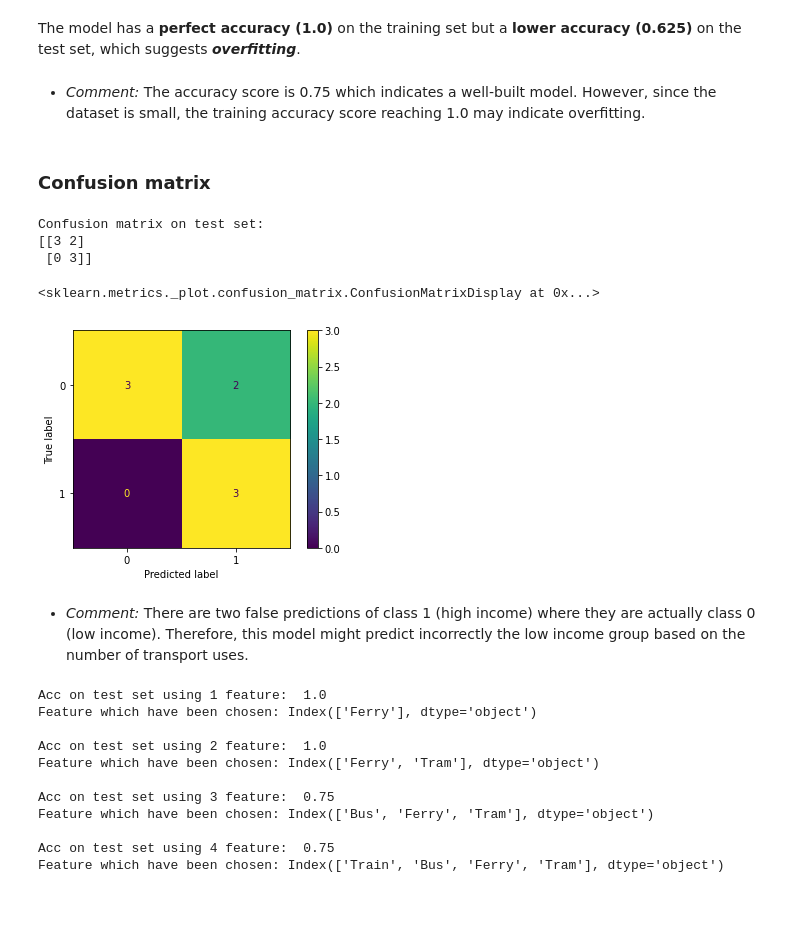
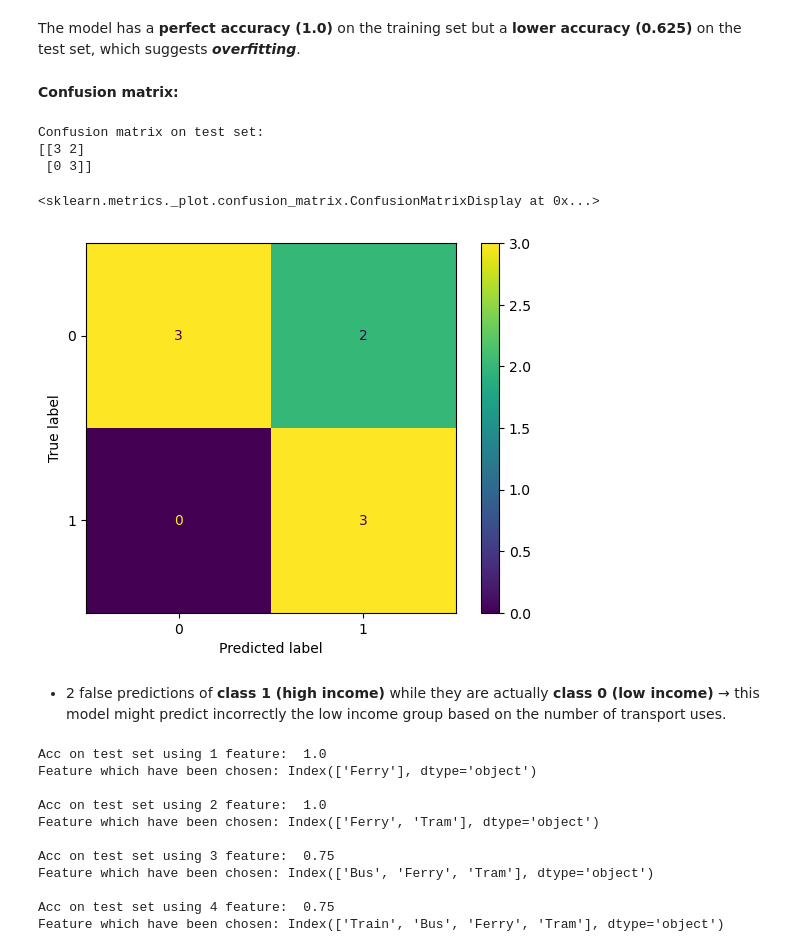
Before and after one commit to ethanaire/Analyzing-NSW-Public-Transports-with-Opal-Cards, a Jupyter notebook: Transport Usage by Income.ipynb, the cells around one changed output. Cells and saved outputs as stored; diff of their text form; code cells hidden in the pictures; blank space fills up the shorter version.

```diff
--- a/Transport Usage by Income.ipynb
+++ b/Transport Usage by Income.ipynb
@@ -356,8 +384,6 @@ The model has a **perfect accuracy (1.0)** on the training set but a **lower acc
 # List of accuracy scores on test set
 test_scores = []
 test_scores.append(accuracy_score(y_test, y_test_pred))
-# %% [markdown]
-* <i>Comment:</i> The accuracy score is 0.75 which indicates a well-built model. However, since the dataset is small, the training accuracy score reaching 1.0 may indicate overfitting.
 # %% [markdown]
-### Confusion matrix
+**Confusion matrix:**
 # %%
@@ -367,11 +394,12 @@ print(confusion_matrix(y_test,y_pred_test))
 Confusion matrix on test set:
 [[3 2]
  [0 3]]
-# %%
-plot_confusion_matrix(model, X_test, y_test)
-# %% [output]
-<sklearn.metrics._plot.confusion_matrix.ConfusionMatrixDisplay at 0x...>
-[figure, removed]
+# %%
+# Display confusion matrix of Logistic Regression model
+plot_confusion_matrix(lr, X_test, y_test)
+# %% [output]
+<sklearn.metrics._plot.confusion_matrix.ConfusionMatrixDisplay at 0x...>
+[figure, added]
 # %% [markdown]
-* <i>Comment:</i> There are two false predictions of class 1 (high income) where they are actually class 0 (low income). Therefore, this model might predict incorrectly the low income group based on the number of transport uses.
+- 2 false predictions of **class 1 (high income)** while they are actually **class 0 (low income)** → this model might predict incorrectly the low income group based on the number of transport uses.
 # %%
```
Also changed, not shown: parts of 61 cells of this notebook.
